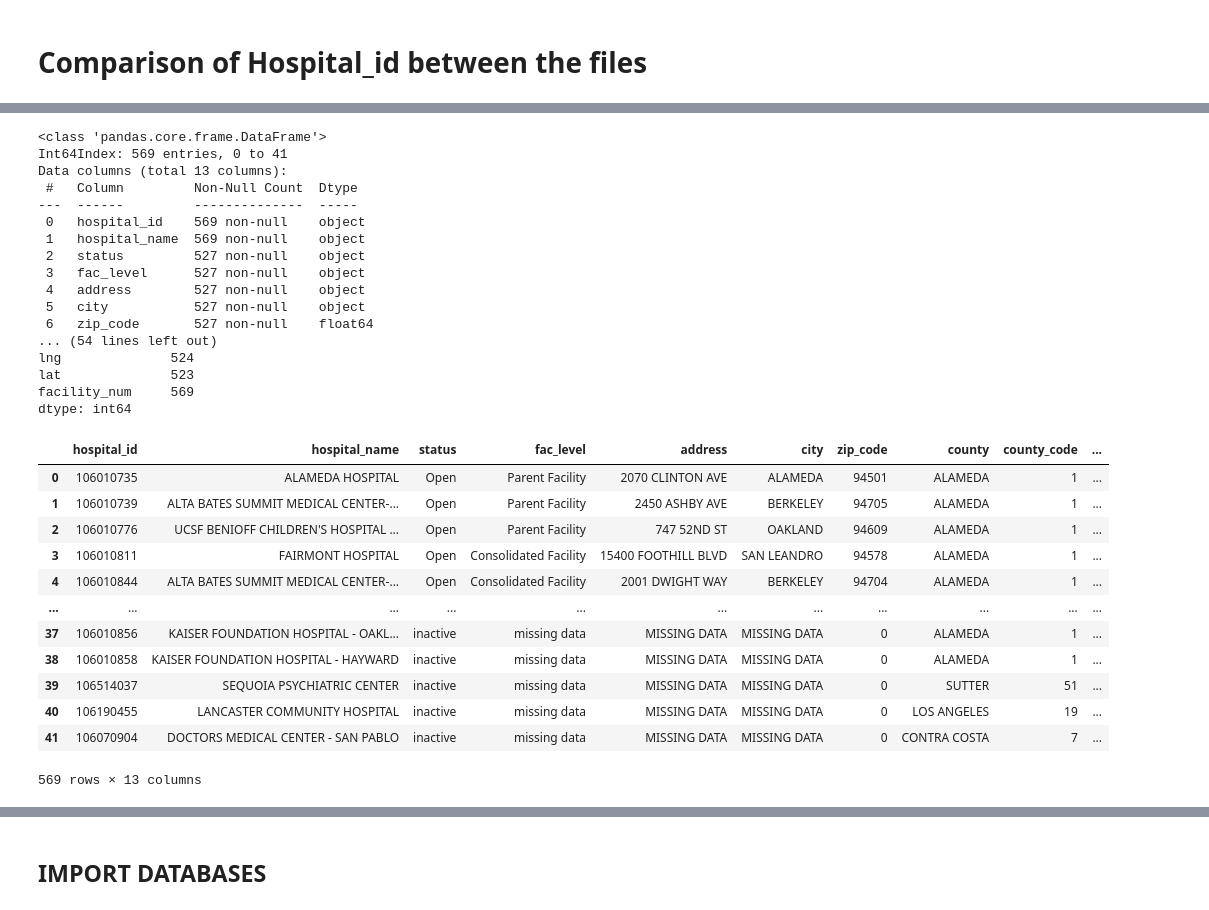
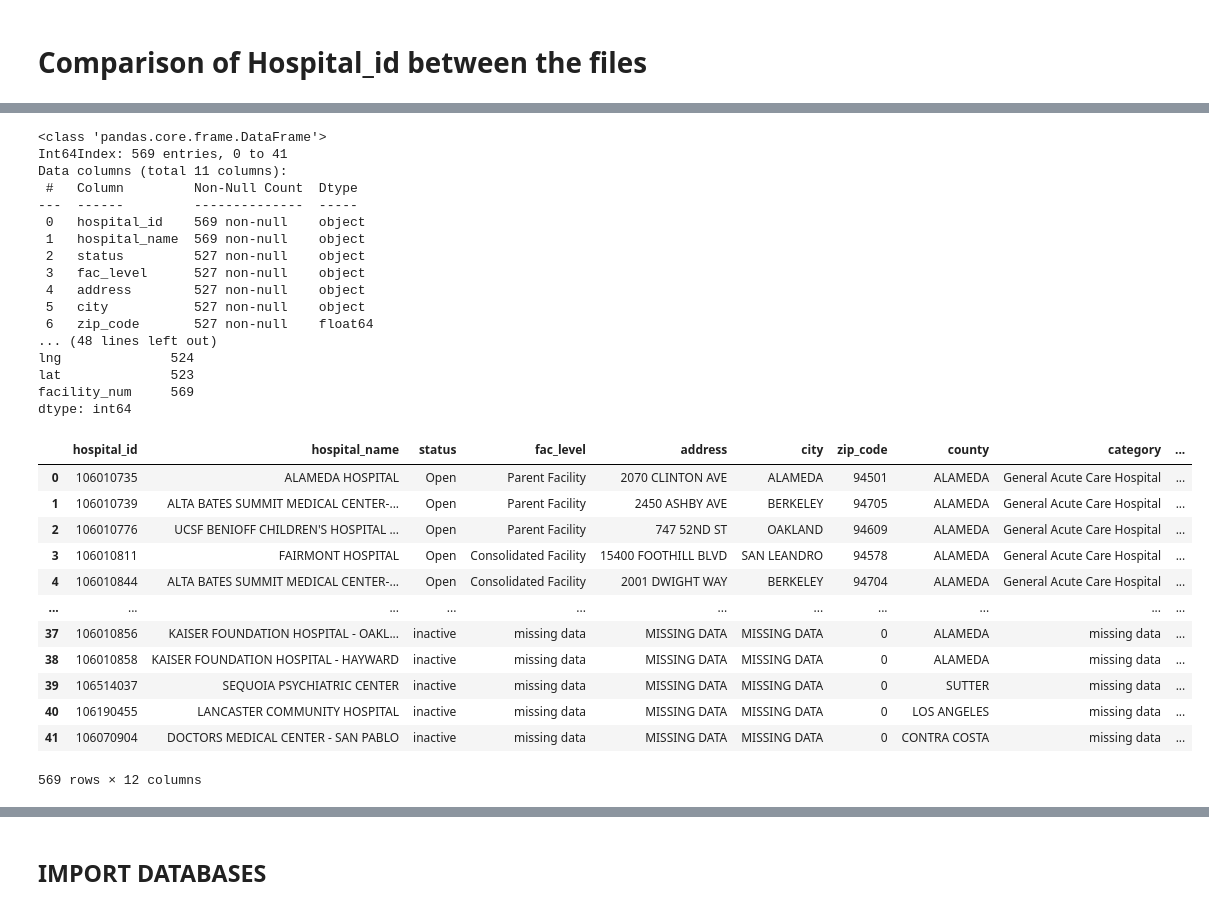
Before and after one commit to zsvorenova/ETL-project, a Jupyter notebook: Hospital staffing-data cleaning.ipynb, the cells around one changed output, grey strips where cells are left out. Saved outputs shown, nothing was run; the diff lists cells and outputs as text; code cells hidden in the pictures.

```diff
--- a/Hospital staffing-data cleaning.ipynb
+++ b/Hospital staffing-data cleaning.ipynb
@@ -587,0 +312,5 @@ county_df
+# %%
+# select required columns
+ca_listings_df = ca_listings_df[['OSHPD_ID', 'FACILITY_NAME', 'FACILITY_STATUS_DESC', 'FACILITY_LEVEL_DESC','DBA_ADDRESS1', 'DBA_CITY', 'DBA_ZIP_CODE',
+                                   'COUNTY_NAME', 'LICENSE_CATEGORY_DESC','LONGITUDE', 'LATITUDE']]
+ca_listings_df.head()
@@ -587,0 +324,3 @@ county_df
+# %%
+# drop duplicated rows if any
+ca_listings_df.drop_duplicates(inplace=True)
@@ -590,9 +399,9 @@ county_df
 # %%
-staffing_id = list(staffing_df_for_import['hospital_id'].unique())
-bridge_id = list(hospital_bridge.index)
-bridge_id2 = list(hospital_bridge2['hospital_id'].unique())
+# compare the list of ids and identify the list of missing ones in the ca_listings:
+staffing_ids = list(staffing_df_for_import['hospital_id'].unique())
+listing_ids = list(ca_listings_df['hospital_id'].unique())
 
-diff_ids = list(set(staffing_id)-set(bridge_id))
+diff_ids = list(set(staffing_ids)-set(listing_ids))
 diff_ids
 print(f'There are {len(diff_ids)} hospital_ids in staffing_df that are not included in hospital_bridge df')
 # %% [output]
@@ -625,7 +429,8 @@ diff_ids2
 # %%
+# create a temporary df for the missing id with data available from staffing file that can be used in ca_listings df
 columns_name = staffing_df.columns
 missing_ids_df = pd.DataFrame(columns = columns_name)
-for i in diff_ids2:
+for i in diff_ids:
     missing_ids_df = missing_ids_df.append(staffing_df.loc[staffing_df['Facility Number'] == i])
 print(missing_ids_df.nunique())
 missing_ids_df.drop(columns=['Year', 'Begin Date', 'End Date', 'Type of Control', 'Hours Type', 'Productive Hours',
@@ -637,7 +442,6 @@ missing_ids_df = missing_ids_df.rename(columns={'Facility Number':'hospital_id',
 missing_ids_df['hospital_name'] = missing_ids_df['hospital_name'].str.upper()
 missing_ids_df['county'] = missing_ids_df['county'].str.upper()
 missing_ids_df.reset_index(drop=True, inplace=True)
-missing_ids_df = missing_ids_df.merge(county_df, how ='left')
 missing_ids_df
 # %% [output]
 Year                                            5
@@ -671,66 +475,66 @@ dtype: int64
 # %%
-# merge bridges to the final bridge:
-hospital_bridge_final=pd.concat([hospital_bridge2, missing_ids_df])
-print(hospital_bridge_final.info())
+# merge missing ids data to final ca_listing df:
+ca_listings_final=pd.concat([ca_listings_df, missing_ids_df])
+print(ca_listings_final.info())
 # check for duplicates
-print(hospital_bridge_final.nunique())
+print(ca_listings_final.nunique())
 # replace Na values:
 values = {'status':'inactive',
           'fac_level':'missing data',
           'address':'missing data',
           'city': 'missing data',
           'zip_code':0,
           'category':'missing data',
           'lng':0,
           'lat':0}
-hospital_bridge_final.fillna(value=values, inplace=True)
+ca_listings_final.fillna(value=values, inplace=True)
 # # apply uppercase to columns: 'hospital_name', 'address', 'city', 'county':
 # source: https://www.geeksforgeeks.org/apply-uppercase-to-a-column-in-pandas-dataframe/
-hospital_bridge_final['hospital_name'] = hospital_bridge_final['hospital_name'].str.upper()
-hospital_bridge_final['address'] = hospital_bridge_final['address'].str.upper()
-hospital_bridge_final['city'] = hospital_bridge_final['city'].str.upper()
-hospital_bridge_final['county'] = hospital_bridge_final['county'].str.upper()
+ca_listings_final['hospital_name'] = ca_listings_final['hospital_name'].str.upper()
+ca_listings_final['address'] = ca_listings_final['address'].str.upper()
+ca_listings_final['city'] = ca_listings_final['city'].str.upper()
+ca_listings_final['county'] = ca_listings_final['county'].str.upper()
 
 # add facility num as new column and extract it from "hospital_id":
-hospital_bridge_final['facility_num'] = hospital_bridge_final['hospital_id'].astype(str).str[-6:].astype('int64')
+ca_listings_final['facility_num'] = ca_listings_final['hospital_id'].astype(str).str[-6:].astype('int64')
 
 # correct the type of data in columns:
-hospital_bridge_final['hospital_id']=hospital_bridge_final['hospital_id'].astype('int64')
-hospital_bridge_final['zip_code']=hospital_bridge_final['zip_code'].astype('int64')
+ca_listings_final['hospital_id']=ca_listings_final['hospital_id'].astype('int64')
+ca_listings_final['zip_code']=ca_listings_final['zip_code'].astype('int64')
 
-print(hospital_bridge_final.info())
-print(hospital_bridge_final.nunique())
-hospital_bridge_final
+print(ca_listings_final.info())
+print(ca_listings_final.nunique())
+ca_listings_final
 # %% [output]
 <class 'pandas.core.frame.DataFrame'>
 Int64Index: 569 entries, 0 to 41
-Data columns (total 13 columns):
+Data columns (total 11 columns):
  #   Column         Non-Null Count  Dtype
 ---  ------         --------------  -----
  0   hospital_id    569 non-null    object
  1   hospital_name  569 non-null    object
  2   status         527 non-null    object
  3   fac_level      527 non-null    object
  4   address        527 non-null    object
  5   city           527 non-null    object
  6   zip_code       527 non-null    float64
-... (54 lines left out)
+... (48 lines left out)
 lng              524
 lat              523
 facility_num     569
 dtype: int64
-|  | hospital_id | hospital_name | status | fac_level | address | city | zip_code | county | county_code | ... |
-| 0 | 106010735 | ALAMEDA HOSPITAL | Open | Parent Facility | 2070 CLINTON AVE | ALAMEDA | 94501 | ALAMEDA | 1 | ... |
-| 1 | 106010739 | ALTA BATES SUMMIT MEDICAL CENTER-... | Open | Parent Facility | 2450 ASHBY AVE | BERKELEY | 94705 | ALAMEDA | 1 | ... |
-| 2 | 106010776 | UCSF BENIOFF CHILDREN'S HOSPITAL ... | Open | Parent Facility | 747 52ND ST | OAKLAND | 94609 | ALAMEDA | 1 | ... |
-| 3 | 106010811 | FAIRMONT HOSPITAL | Open | Consolidated Facility | 15400 FOOTHILL BLVD | SAN LEANDRO | 94578 | ALAMEDA | 1 | ... |
-| 4 | 106010844 | ALTA BATES SUMMIT MEDICAL CENTER-... | Open | Consolidated Facility | 2001 DWIGHT WAY | BERKELEY | 94704 | ALAMEDA | 1 | ... |
+|  | hospital_id | hospital_name | status | fac_level | address | city | zip_code | county | category | ... |
+| 0 | 106010735 | ALAMEDA HOSPITAL | Open | Parent Facility | 2070 CLINTON AVE | ALAMEDA | 94501 | ALAMEDA | General Acute Care Hospital | ... |
+| 1 | 106010739 | ALTA BATES SUMMIT MEDICAL CENTER-... | Open | Parent Facility | 2450 ASHBY AVE | BERKELEY | 94705 | ALAMEDA | General Acute Care Hospital | ... |
+| 2 | 106010776 | UCSF BENIOFF CHILDREN'S HOSPITAL ... | Open | Parent Facility | 747 52ND ST | OAKLAND | 94609 | ALAMEDA | General Acute Care Hospital | ... |
+| 3 | 106010811 | FAIRMONT HOSPITAL | Open | Consolidated Facility | 15400 FOOTHILL BLVD | SAN LEANDRO | 94578 | ALAMEDA | General Acute Care Hospital | ... |
+| 4 | 106010844 | ALTA BATES SUMMIT MEDICAL CENTER-... | Open | Consolidated Facility | 2001 DWIGHT WAY | BERKELEY | 94704 | ALAMEDA | General Acute Care Hospital | ... |
 | ... | ... | ... | ... | ... | ... | ... | ... | ... | ... | ... |
-| 37 | 106010856 | KAISER FOUNDATION HOSPITAL - OAKL... | inactive | missing data | MISSING DATA | MISSING DATA | 0 | ALAMEDA | 1 | ... |
-| 38 | 106010858 | KAISER FOUNDATION HOSPITAL - HAYWARD | inactive | missing data | MISSING DATA | MISSING DATA | 0 | ALAMEDA | 1 | ... |
-| 39 | 106514037 | SEQUOIA PSYCHIATRIC CENTER | inactive | missing data | MISSING DATA | MISSING DATA | 0 | SUTTER | 51 | ... |
-| 40 | 106190455 | LANCASTER COMMUNITY HOSPITAL | inactive | missing data | MISSING DATA | MISSING DATA | 0 | LOS ANGELES | 19 | ... |
-| 41 | 106070904 | DOCTORS MEDICAL CENTER - SAN PABLO | inactive | missing data | MISSING DATA | MISSING DATA | 0 | CONTRA COSTA | 7 | ... |
+| 37 | 106010856 | KAISER FOUNDATION HOSPITAL - OAKL... | inactive | missing data | MISSING DATA | MISSING DATA | 0 | ALAMEDA | missing data | ... |
+| 38 | 106010858 | KAISER FOUNDATION HOSPITAL - HAYWARD | inactive | missing data | MISSING DATA | MISSING DATA | 0 | ALAMEDA | missing data | ... |
+| 39 | 106514037 | SEQUOIA PSYCHIATRIC CENTER | inactive | missing data | MISSING DATA | MISSING DATA | 0 | SUTTER | missing data | ... |
+| 40 | 106190455 | LANCASTER COMMUNITY HOSPITAL | inactive | missing data | MISSING DATA | MISSING DATA | 0 | LOS ANGELES | missing data | ... |
+| 41 | 106070904 | DOCTORS MEDICAL CENTER - SAN PABLO | inactive | missing data | MISSING DATA | MISSING DATA | 0 | CONTRA COSTA | missing data | ... |
-569 rows × 13 columns
+569 rows × 12 columns
 # %%
 # duplicates on hospital name:
```
Also changed, not shown: parts of 68 cells of this notebook, 2 other files.
